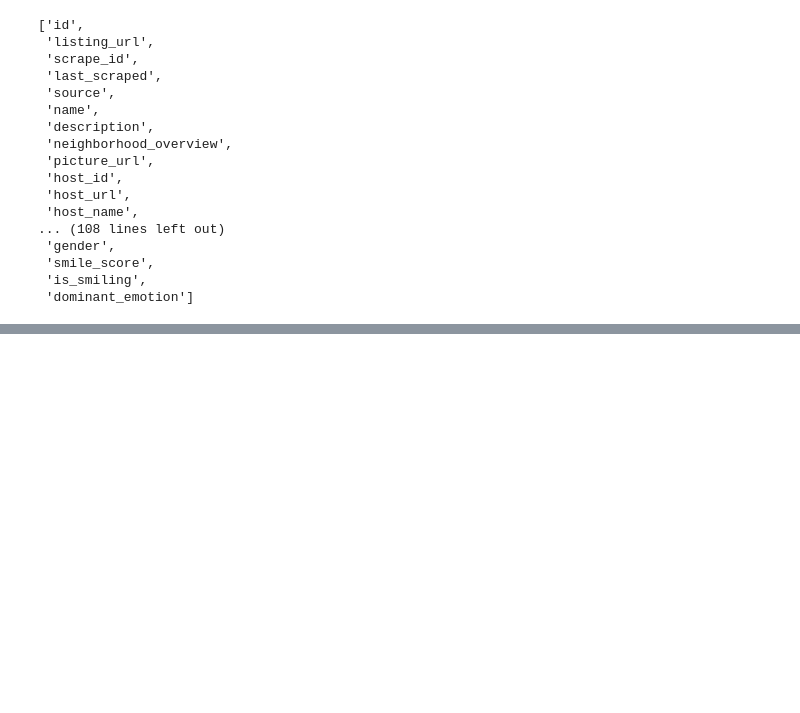
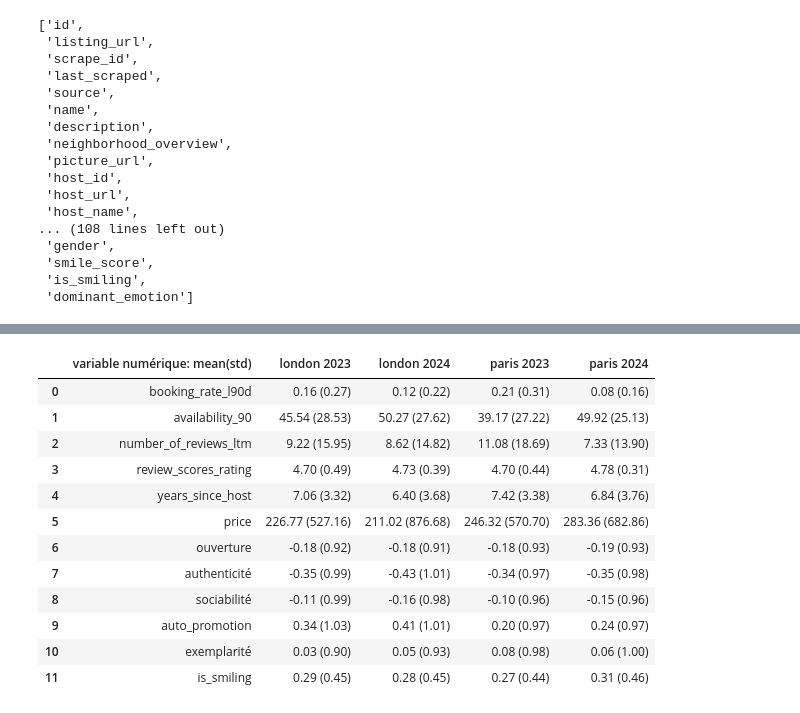
Before and after one commit to yeliu-dh/SelfPresentation_Multimodal_airbnb, a Jupyter notebook: D_stat/test_desc.ipynb, the cells around one changed output, grey strips where cells are left out. Cells and saved outputs as stored; diff of their text form; code cells hidden in the pictures; blank space fills up the shorter version.

```diff
--- a/D_stat/test_desc.ipynb
+++ b/D_stat/test_desc.ipynb
@@ -45,0 +127,60 @@ Name: count, dtype: float64
+# %%
+from scipy import stats
+import pandas as pd
+
+df["group"] = (
+    df["in_paris"].astype(str) + "_" + df["in_2024"].astype(str)
+)
+groups = df["group"].astype(str).unique()
+
+def ttest(a, b):
+    return stats.ttest_ind(a.dropna(), b.dropna()).pvalue
+
+
+
+tactics = [
+    "ouverture",
+    "authenticité",
+    "sociabilité",
+    "auto_promotion",
+    "exemplarité",
+    # "host_picture_type",
+    "is_smiling"
+]
+
+controls=[
+    "booking_rate_l90d","availability_90","number_of_reviews_ltm",
+    "review_scores_rating", "years_since_host","price",
+    ]
+
+
+table = []
+for var in controls + tactics:
+    row = {"variable numérique: mean(std)": var}
+
+    for g in groups:
+        # print(g)
+
+        sub = df[df["group"] == g][var]
+        city="paris" if g.split("_")[0]=="1" else "london"
+        time="2024" if  g.split("_")[1]=="1" else "2023"
+        row[f"{city} {time}"] = f"{sub.mean():.2f} ({sub.std():.2f})"
+
+    table.append(row)
+
+table1 = pd.DataFrame(table)
+table1
+# %% [output]
+|  | variable numérique: mean(std) | london 2023 | london 2024 | paris 2023 | paris 2024 |
+| 0 | booking_rate_l90d | 0.16 (0.27) | 0.12 (0.22) | 0.21 (0.31) | 0.08 (0.16) |
+| 1 | availability_90 | 45.54 (28.53) | 50.27 (27.62) | 39.17 (27.22) | 49.92 (25.13) |
+| 2 | number_of_reviews_ltm | 9.22 (15.95) | 8.62 (14.82) | 11.08 (18.69) | 7.33 (13.90) |
+| 3 | review_scores_rating | 4.70 (0.49) | 4.73 (0.39) | 4.70 (0.44) | 4.78 (0.31) |
+| 4 | years_since_host | 7.06 (3.32) | 6.40 (3.68) | 7.42 (3.38) | 6.84 (3.76) |
+| 5 | price | 226.77 (527.16) | 211.02 (876.68) | 246.32 (570.70) | 283.36 (682.86) |
+| 6 | ouverture | -0.18 (0.92) | -0.18 (0.91) | -0.18 (0.93) | -0.19 (0.93) |
+| 7 | authenticité | -0.35 (0.99) | -0.43 (1.01) | -0.34 (0.97) | -0.35 (0.98) |
+| 8 | sociabilité | -0.11 (0.99) | -0.16 (0.98) | -0.10 (0.96) | -0.15 (0.96) |
+| 9 | auto_promotion | 0.34 (1.03) | 0.41 (1.01) | 0.20 (0.97) | 0.24 (0.97) |
+| 10 | exemplarité | 0.03 (0.90) | 0.05 (0.93) | 0.08 (0.98) | 0.06 (1.00) |
+| 11 | is_smiling | 0.29 (0.45) | 0.28 (0.45) | 0.27 (0.44) | 0.31 (0.46) |
```
Also changed, not shown: parts of 8 cells of this notebook, 9 other files.
